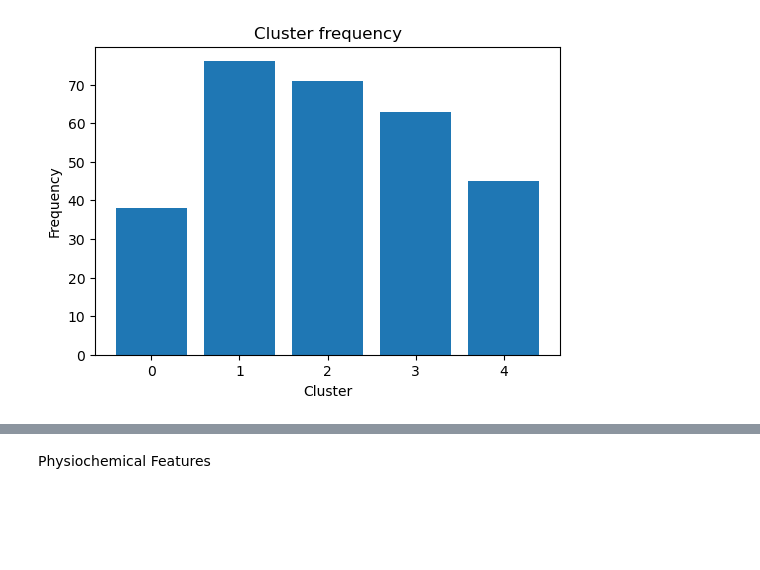
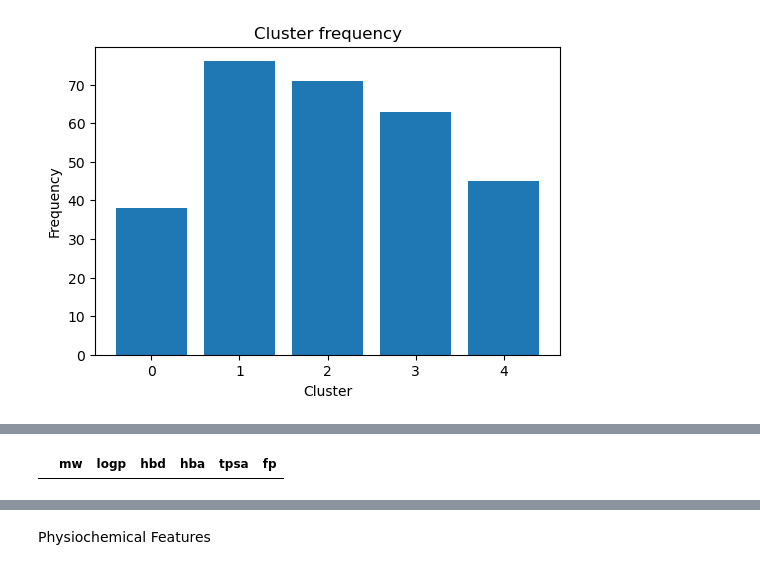
Before and after one commit to andmedina/aptafind, a Jupyter notebook: features.ipynb, the cells around one changed output, grey strips where cells are left out. Drawn from its saved outputs; the diff is of its cells as text; code cells hidden in the pictures; blank space fills up the shorter version.

```diff
--- a/features.ipynb
+++ b/features.ipynb
@@ -285,0 +470,33 @@ for meme_motifs in all_motifs:
+# %%
+from rdkit import Chem
+from rdkit.Chem import AllChem
+from pubchempy import get_compounds
+
+# Define function to retrieve PubChem compound and extract features
+def get_target_features(target_name):
+    try:
+        compound = get_compounds(target_name, 'name')[0]  # Try to retrieve the compound from PubChem
+        mol = Chem.MolFromSmiles(compound.isomeric_smiles)  # Convert compound SMILES to RDKit Mol object
+        fp = AllChem.GetMorganFingerprintAsBitVect(mol, 2, nBits=1024)  # Calculate Morgan fingerprint
+        mw = compound.molecular_weight  # Retrieve molecular weight
+        logp = compound.xlogp  # Retrieve XLogP
+        hbd = compound.h_bond_donors  # Retrieve number of hydrogen bond donors
+        hba = compound.h_bond_acceptors  # Retrieve number of hydrogen bond acceptors
+        tpsa = compound.tpsa  # Retrieve TPSA
+        return [mw, logp, hbd, hba, tpsa, fp]  # Return feature vector
+    except:
+        print("None found")
+        return None  # If the compound was not found, return None
+
+
+# Initialize an empty list to store feature vectors for each target
+target_features = []
+
+# Loop over target names in DataFrame
+for target_name in found_compounds_df['name']:
+    features = get_target_features(target_name)  # Retrieve features for target
+    if features is not None:
+        target_features.append(features)  # Append feature vector to list
+
+# Create a DataFrame from the list of feature vectors
+target_features_df = pd.DataFrame(target_features, columns=['mw', 'logp', 'hbd', 'hba', 'tpsa', 'fp'])
@@ -285,0 +521,4 @@ for meme_motifs in all_motifs:
+# %%
+target_features_df
+# %% [output]
+|  | mw | logp | hbd | hba | tpsa | fp |
```
Also changed, not shown: parts of 13 cells of this notebook.
